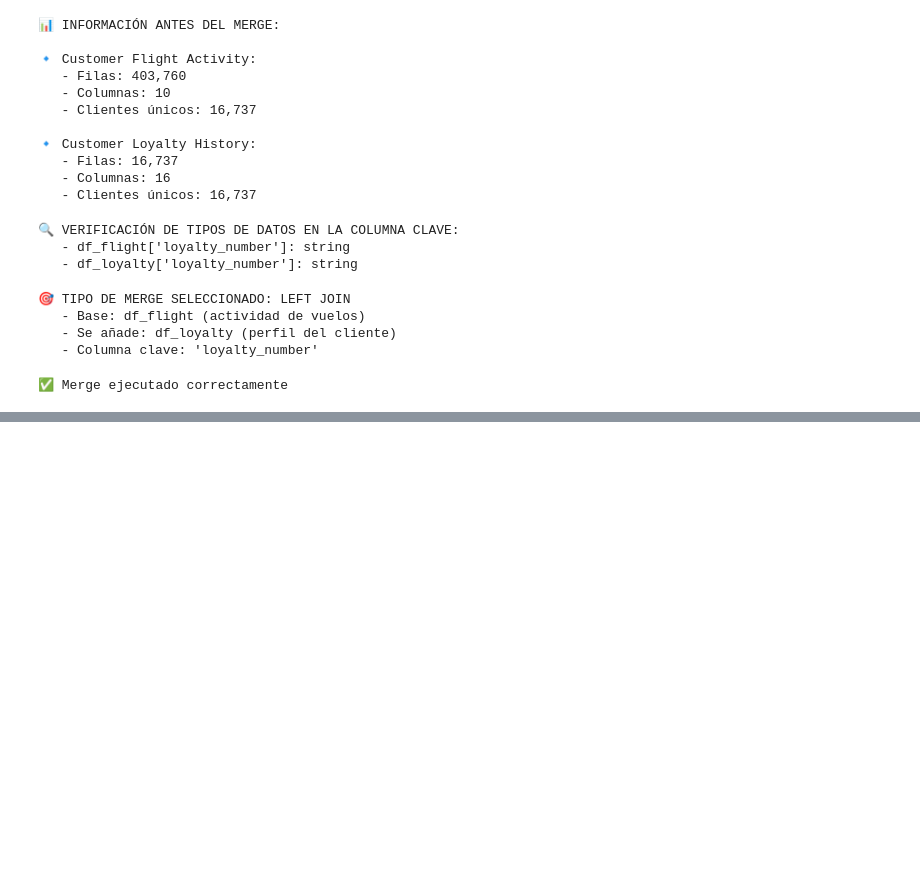
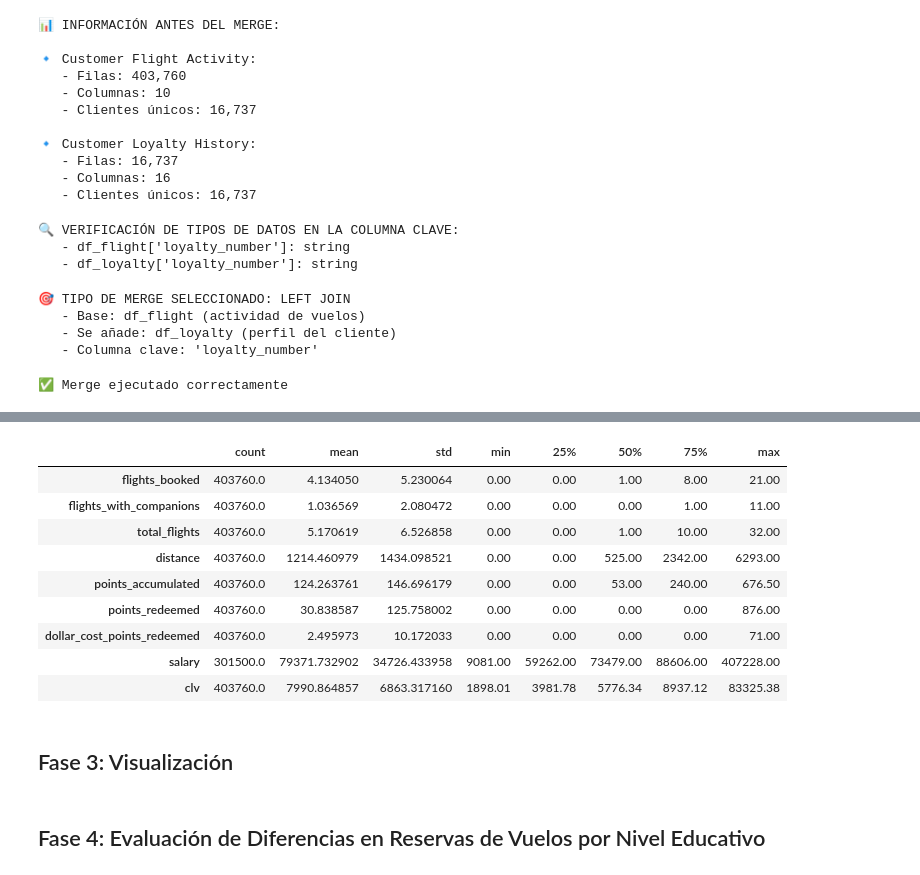
Before and after one commit to Adalab/bda-modulo-3-evaluacion-final-eaguilothio, a Jupyter notebook: evaluacion-final-eaguilothio.ipynb, the cells around one changed output, grey strips where cells are left out. Cells and saved outputs as stored; diff of their text form; code cells hidden in the pictures; blank space fills up the shorter version.

Commit message:
merged y estructura

```diff
--- a/evaluacion-final-eaguilothio.ipynb
+++ b/evaluacion-final-eaguilothio.ipynb
@@ -805,0 +818,20 @@ print(f"   - Clientes únicos: {df_merged['loyalty_number'].nunique():,}")
+# %%
+# Estadística descriptiva numérica (ya analizada en fase 1)
+df_merged.describe().T
+
+# Anotaciones:
+# Total Flights, CLV y Salary como las columnas más relevantes en el merged.
+# Total Flights: el 50% de clientes vuelan 1 vez al mes, pero algunos “viajeros frecuentes” (outliers) vuelan mucho más (32 máximo).
+# CLV: El mínimo que invierten los clientes es 1898.01 (clientes de bajo valor), mientras que hay otros invirtiendo hasta 83325.38 (clientes VIP).
+# Salary: existen clientes con mucho poder adquisitivo (ej: max 407228) que elevan significativamente la media, pero el cliente típico tiene un salario alrededor de 73455.00.
+# %% [output]
+|  | count | mean | std | min | 25% | 50% | 75% | max |
+| flights_booked | 403760.0 | 4.134050 | 5.230064 | 0.00 | 0.00 | 1.00 | 8.00 | 21.00 |
+| flights_with_companions | 403760.0 | 1.036569 | 2.080472 | 0.00 | 0.00 | 0.00 | 1.00 | 11.00 |
+| total_flights | 403760.0 | 5.170619 | 6.526858 | 0.00 | 0.00 | 1.00 | 10.00 | 32.00 |
+| distance | 403760.0 | 1214.460979 | 1434.098521 | 0.00 | 0.00 | 525.00 | 2342.00 | 6293.00 |
+| points_accumulated | 403760.0 | 124.263761 | 146.696179 | 0.00 | 0.00 | 53.00 | 240.00 | 676.50 |
+| points_redeemed | 403760.0 | 30.838587 | 125.758002 | 0.00 | 0.00 | 0.00 | 0.00 | 876.00 |
+| dollar_cost_points_redeemed | 403760.0 | 2.495973 | 10.172033 | 0.00 | 0.00 | 0.00 | 0.00 | 71.00 |
+| salary | 301500.0 | 79371.732902 | 34726.433958 | 9081.00 | 59262.00 | 73479.00 | 88606.00 | 407228.00 |
+| clv | 403760.0 | 7990.864857 | 6863.317160 | 1898.01 | 3981.78 | 5776.34 | 8937.12 | 83325.38 |
@@ -805,0 +842,2 @@ print(f"   - Clientes únicos: {df_merged['loyalty_number'].nunique():,}")
+# %% [markdown]
+## Fase 3: Visualización
@@ -805,0 +853,2 @@ print(f"   - Clientes únicos: {df_merged['loyalty_number'].nunique():,}")
+# %% [markdown]
+## Fase 4: Evaluación de Diferencias en Reservas de Vuelos por Nivel Educativo
```
Also changed, not shown: parts of 23 cells of this notebook.
